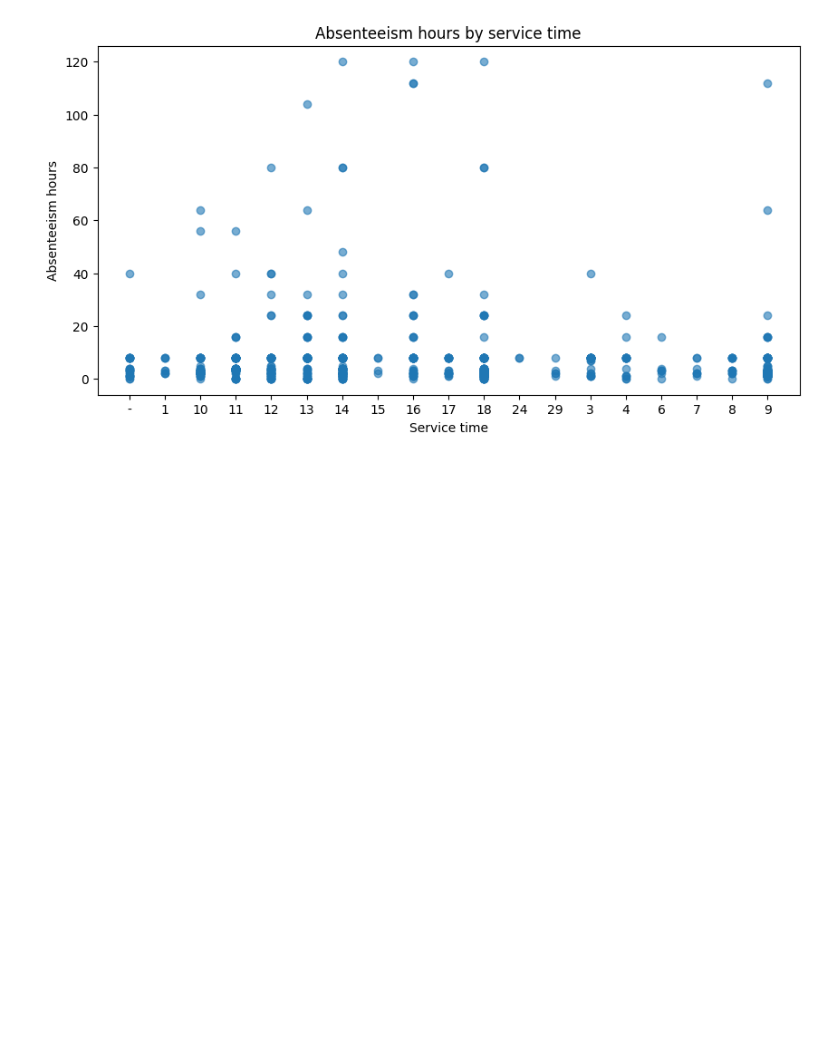
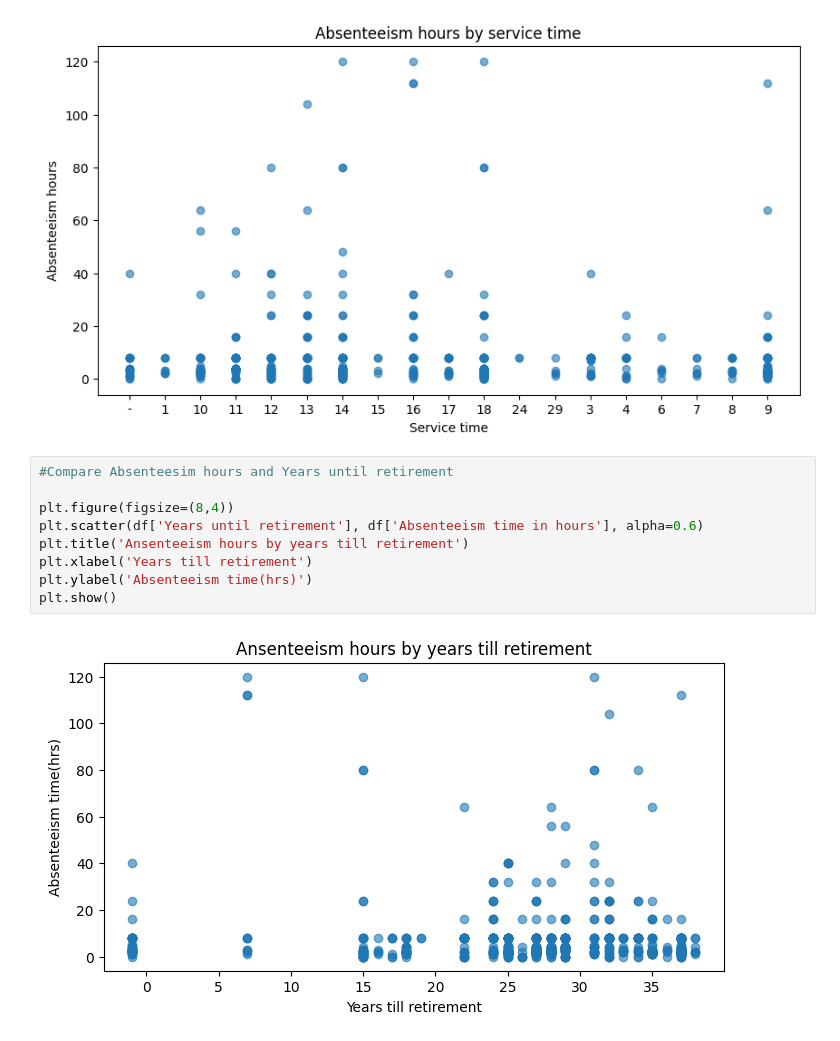
Before and after one commit to Tyler-Johnston/Absentee-Analysis, a Jupyter notebook: Group10_DMI_2526.ipynb, the cells around one changed output. Saved outputs shown, nothing was run; the diff lists cells and outputs as text; blank space fills up the shorter version.

Commit message:
Added scatter plot visualization comparing absenteeism hours with years until retirement in the analysis notebook.

```diff
--- a/Group10_DMI_2526.ipynb
+++ b/Group10_DMI_2526.ipynb
@@ -213,3 +213,14 @@ plt.ylabel('Absenteeism hours')
 plt.show()
 # %% [output]
 [figure]
+# %%
+#Compare Absenteesim hours and Years until retirement
+
+plt.figure(figsize=(8,4))
+plt.scatter(df['Years until retirement'], df['Absenteeism time in hours'], alpha=0.6)
+plt.title('Ansenteeism hours by years till retirement')
+plt.xlabel('Years till retirement')
+plt.ylabel('Absenteeism time(hrs)')
+plt.show()
+# %% [output]
+[figure, added]
```
